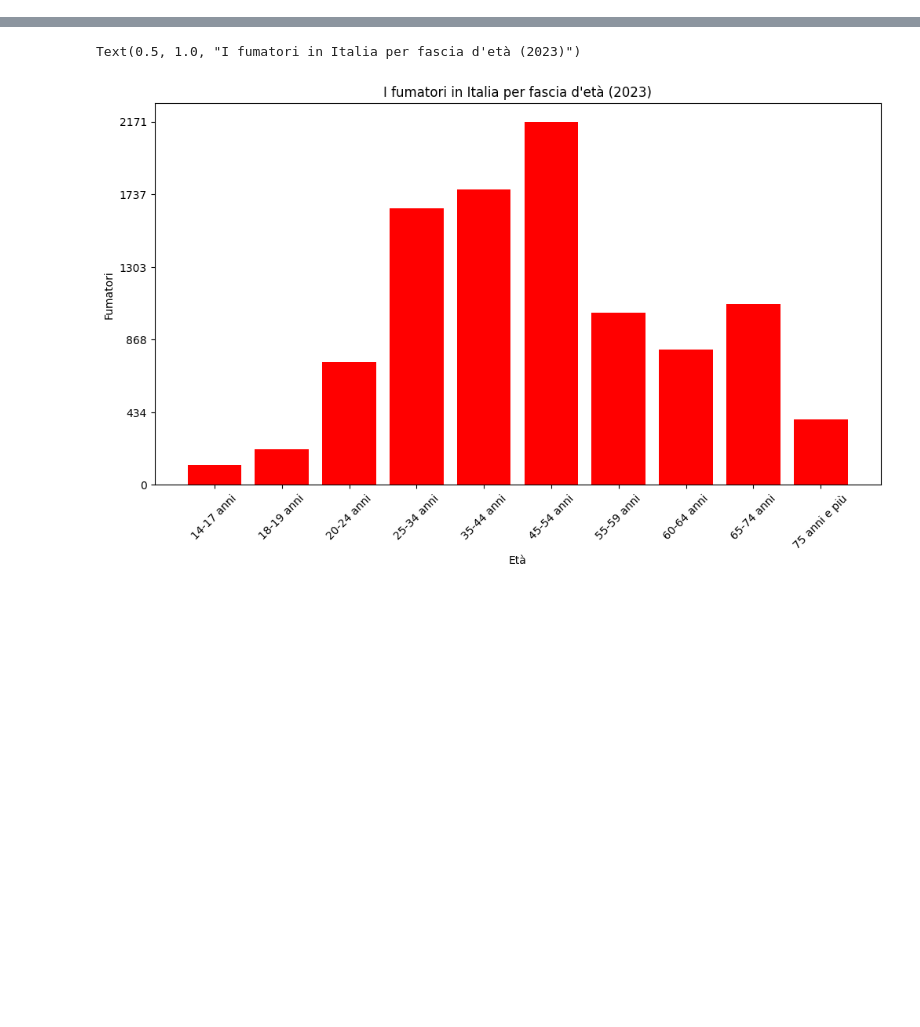
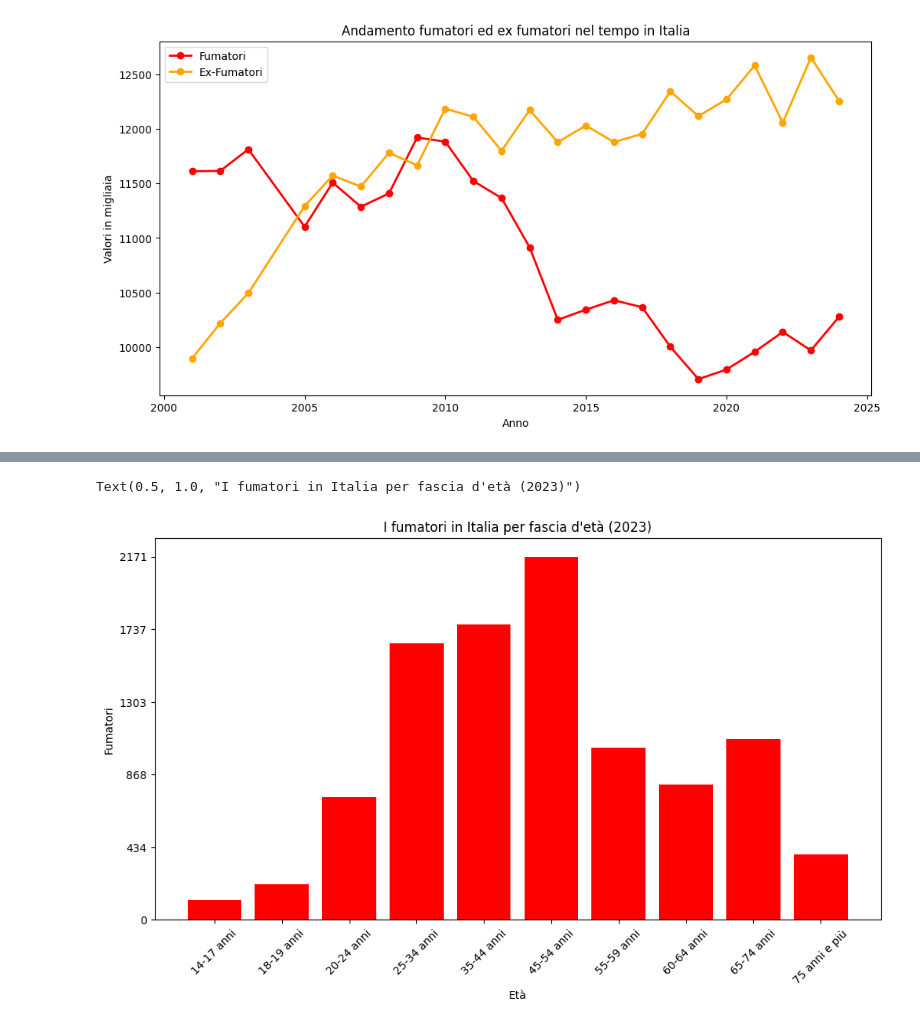
Before and after one commit to FilippoCarini/VisualizzazioneScientifica, a Jupyter notebook: provaSnippet.ipynb, the cells around one changed output, grey strips where cells are left out. Saved outputs shown, nothing was run; the diff lists cells and outputs as text; code cells hidden in the pictures; blank space fills up the shorter version.

```diff
--- a/provaSnippet.ipynb
+++ b/provaSnippet.ipynb
@@ -60,3 +61,35 @@ plt.show()
+# %%
+df = pd.read_csv('dati\\Abitudine al fumo.csv')
+plt.figure(figsize=(12, 6))
+df.sort_values(by="TIME_PERIOD")
+
+fumatori = df[(df["Indicatore"] == "Persone di 14 anni e più per abitudine al fumo: fumatori") &
+              (df["MEASURE"] == "THV")]
+nonFumatori = df[(df["Indicatore"] == "Persone di 14 anni e più per abitudine al fumo: ex fumatori") &
+              (df["MEASURE"] == "THV")]
+
+plt.plot(
+    fumatori["TIME_PERIOD"],
+    fumatori["Osservazione"],
+    marker="o",
+    color="red",
+    linewidth=2.0
+)
+plt.plot(
+    nonFumatori["TIME_PERIOD"],
+    nonFumatori["Osservazione"],
+    marker="o",
+    color="orange",
+    linewidth=2.0
+)
+
+plt.xlabel("Anno")
+plt.ylabel("Valori in migliaia")
+plt.title("Andamento fumatori ed ex fumatori nel tempo in Italia")
+plt.legend(["Fumatori", "Ex-Fumatori"])
+plt.show()
+# %% [output]
+[figure, added]
 # %%
 df = pd.read_csv('dati\\Abitudine al fumo.csv')
 plt.figure(figsize=(12, 6))
```
Also changed, not shown: parts of 7 cells of this notebook, 8 other files.
